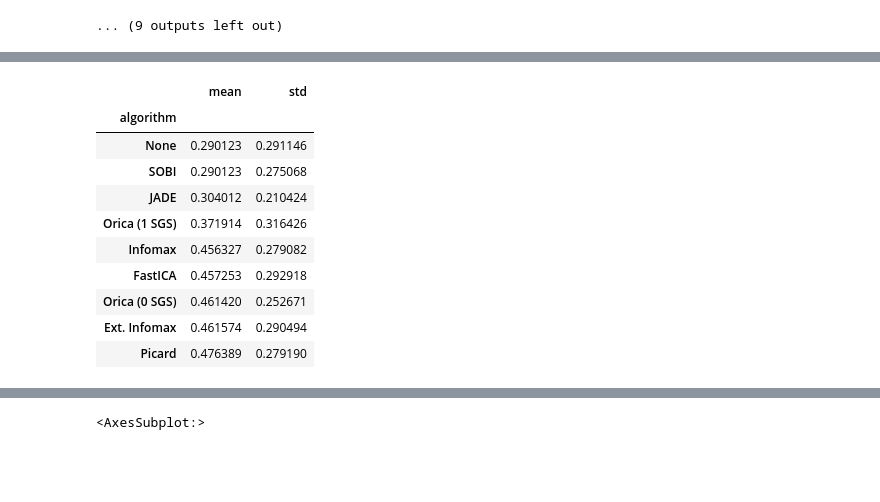
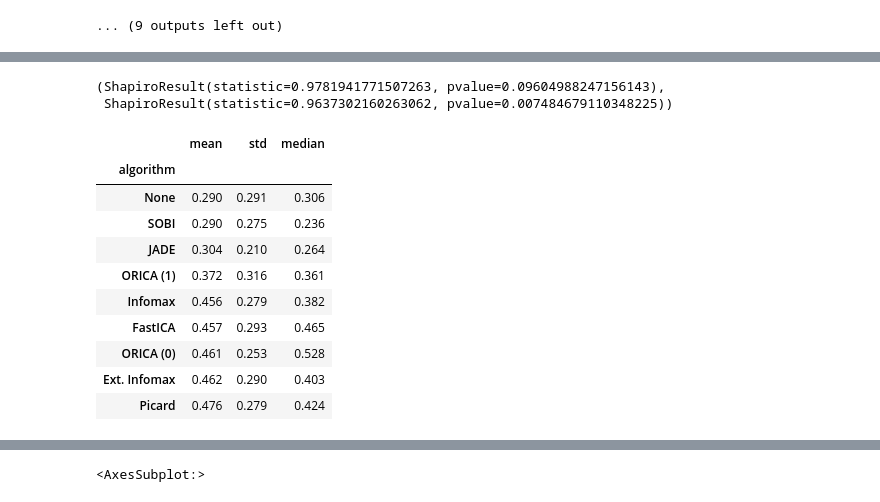
Before and after one commit to Kotzly/BCI_MsC, a Jupyter notebook: notebooks/TrainingDemoUsingTest_4s_Comparisons_Multirun.ipynb, the cells around one changed output, grey strips where cells are left out. Saved outputs shown, nothing was run; the diff lists cells and outputs as text; code cells hidden in the pictures; blank space fills up the shorter version.

```diff
--- a/notebooks/TrainingDemoUsingTest_4s_Comparisons_Multirun.ipynb
+++ b/notebooks/TrainingDemoUsingTest_4s_Comparisons_Multirun.ipynb
@@ -812,3 +797,38 @@ results_df = pd.read_csv("results.csv", index_col=None)
+# %%
+results_df = pd.read_csv("results.csv", index_col=None)
+results_df.rename(
+    columns={
+        "kappa": "Kappa",
+        "acc": "Acc.",
+        "bas": "Bal. Acc.",
+    },
+    inplace=True
+)
+def alg_rename(alg_name):
+    alg_rename_dict = {
+        "ext_infomax": "Ext. Infomax",
+        "infomax": "Infomax",
+        "none": "None",
+        "picard": "Picard",
+        "orica 0": "ORICA (0)",
+        "orica 1": "ORICA (1)",
+        "Orica (0)": "ORICA (0)",
+        "Orica (1)": "ORICA (1)",
+        "jade": "JADE",
+        "sobi": "SOBI",
+        "fastica": "FastICA"
+    }
+    return alg_rename_dict.get(alg_name, alg_name)
+
+def get_n(x):
+    return eval(x)["sequentialfeatureselector__n_features_to_select"]
+
+def extract_subject_id(s):
+    return int(s[1:-1])
+
+results_df.algorithm = results_df.algorithm.apply(alg_rename)
+results_df.uid = results_df.uid.apply(extract_subject_id)
+results_df.best_params = results_df.best_params.apply(get_n)
 # %%
 results_df.algorithm.unique()
 # %% [output]
@@ -1066,14 +1211,19 @@ plot_average_algorithm_metric(results_df.query("algorithm != 'ext_picard'"))
+# %%
+shapiro(np.random.normal(0, 1, 100)), shapiro(np.random.rand(100))
+# %% [output]
+(ShapiroResult(statistic=0.9781941771507263, pvalue=0.09604988247156143),
+ ShapiroResult(statistic=0.9637302160263062, pvalue=0.007484679110348225))
 # %%
-results_df.groupby(["algorithm"]).agg([np.mean, np.std])["kappa"].sort_values(by="mean")
+results_df.groupby(["algorithm"]).agg([np.mean, np.std, np.median])["Kappa"].sort_values(by="mean").round(3)
 # %% [output]
-|  | mean | std |
-| algorithm |  |  |
-| None | 0.290123 | 0.291146 |
-| SOBI | 0.290123 | 0.275068 |
-| JADE | 0.304012 | 0.210424 |
-| Orica (1 SGS) | 0.371914 | 0.316426 |
-| Infomax | 0.456327 | 0.279082 |
-| FastICA | 0.457253 | 0.292918 |
-| Orica (0 SGS) | 0.461420 | 0.252671 |
-| Ext. Infomax | 0.461574 | 0.290494 |
-| Picard | 0.476389 | 0.279190 |
+|  | mean | std | median |
+| algorithm |  |  |  |
+| None | 0.290 | 0.291 | 0.306 |
+| SOBI | 0.290 | 0.275 | 0.236 |
+| JADE | 0.304 | 0.210 | 0.264 |
+| ORICA (1) | 0.372 | 0.316 | 0.361 |
+| Infomax | 0.456 | 0.279 | 0.382 |
+| FastICA | 0.457 | 0.293 | 0.465 |
+| ORICA (0) | 0.461 | 0.253 | 0.528 |
+| Ext. Infomax | 0.462 | 0.290 | 0.403 |
+| Picard | 0.476 | 0.279 | 0.424 |
```
Also changed, not shown: parts of 14 cells of this notebook.
